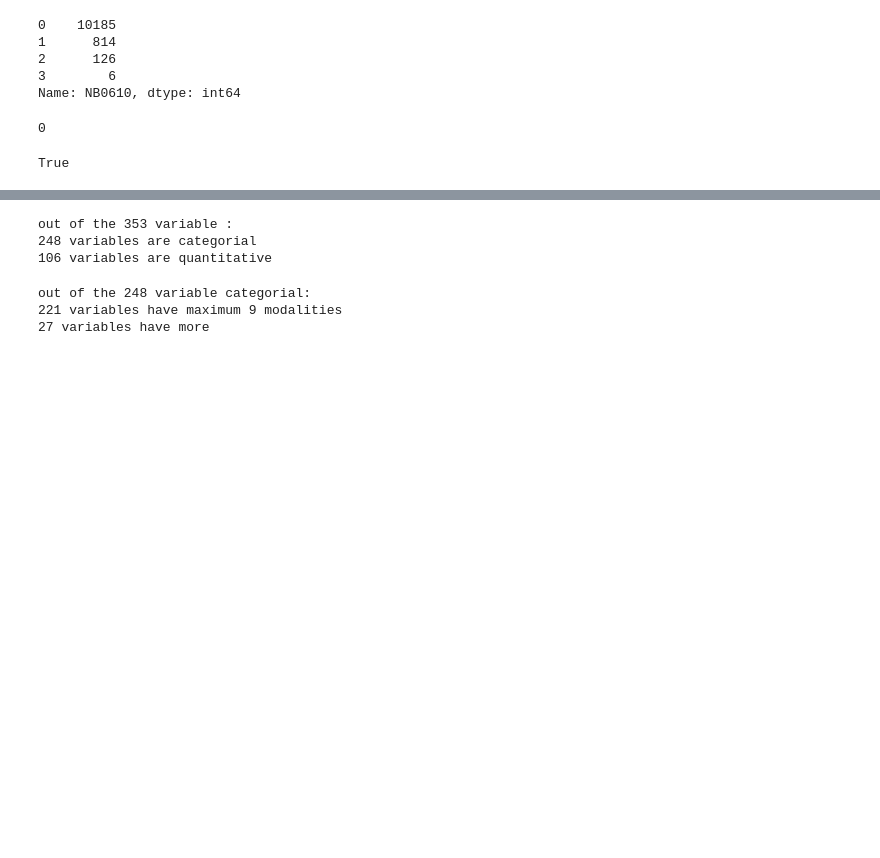
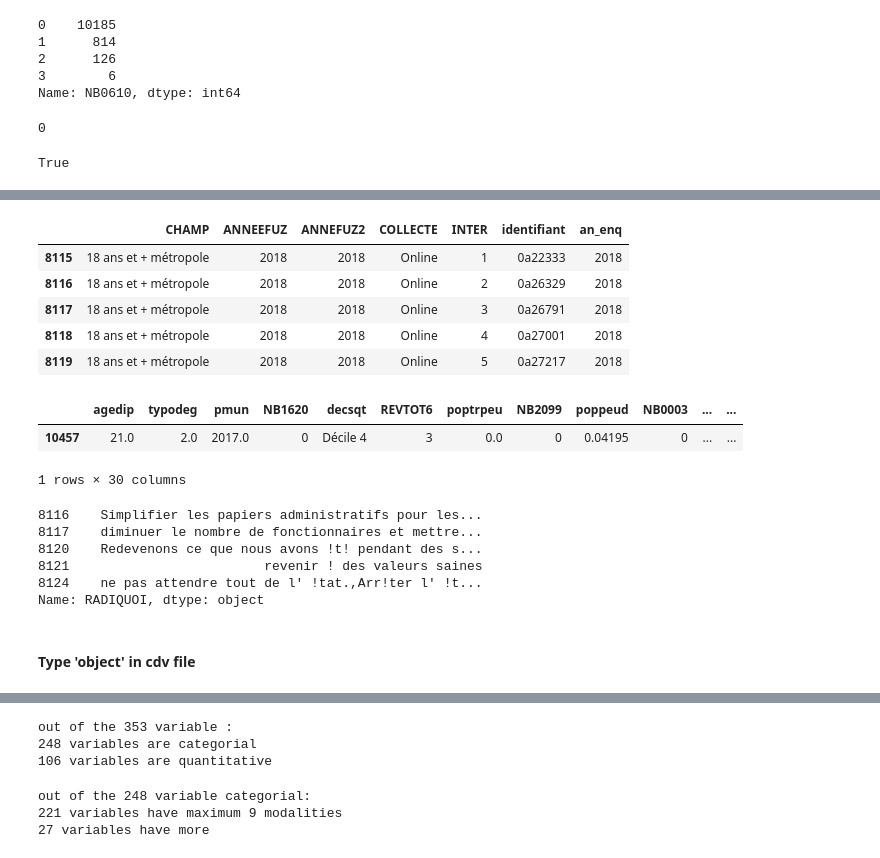
Before and after one commit to Greg131/Felix, a Jupyter notebook: Data_exploration_and_dataset_preparation.ipynb, the cells around one changed output, grey strips where cells are left out. Drawn from its saved outputs; the diff is of its cells as text; code cells hidden in the pictures; blank space fills up the shorter version.

```diff
--- a/Exploration with python.ipynb
+++ b/Data_exploration_and_dataset_preparation.ipynb
@@ -1263,0 +1290,32 @@ True
+# %%
+com_var = {'COMINSEE', 'DEPCOM', 'com', 'inseel','inseenum','CP'}
+cdv.loc[:,tech_var].dropna().head()
+# %% [output]
+|  | CHAMP | ANNEEFUZ | ANNEFUZ2 | COLLECTE | INTER | identifiant | an_enq |
+| 8115 | 18 ans et + métropole | 2018 | 2018 | Online | 1 | 0a22333 | 2018 |
+| 8116 | 18 ans et + métropole | 2018 | 2018 | Online | 2 | 0a26329 | 2018 |
+| 8117 | 18 ans et + métropole | 2018 | 2018 | Online | 3 | 0a26791 | 2018 |
+| 8118 | 18 ans et + métropole | 2018 | 2018 | Online | 4 | 0a27001 | 2018 |
+| 8119 | 18 ans et + métropole | 2018 | 2018 | Online | 5 | 0a27217 | 2018 |
+# %%
+bizz_var = {'NB0003','NB0306','NB0610','NB1016','NB1620','NB2099',
+            'an_nais','decuc','decsqt','info','typodeg','refus2',
+            'cpt', 'prescaf', 'poptrpeu','REVUC','i','REVTOT',
+            'poppeud','popdense', 'popinter', 'pmun', 'agedip', 'age_OW',
+            'REVsqt', 'NBUC', 'AGGLOINS', 'med', 'CSP6','REVTOT6'}
+cdv.loc[:,bizz_var].dropna().head()
+# %% [output]
+|  | agedip | typodeg | pmun | NB1620 | decsqt | REVTOT6 | poptrpeu | NB2099 | poppeud | NB0003 | ... | ... |
+| 10457 | 21.0 | 2.0 | 2017.0 | 0 | Décile 4 | 3 | 0.0 | 0 | 0.04195 | 0 | ... | ... |
+1 rows × 30 columns
+# %%
+cdv.loc[:,'RADIQUOI'].dropna().head()
+# %% [output]
+8116    Simplifier les papiers administratifs pour les...
+8117    diminuer le nombre de fonctionnaires et mettre...
+8120    Redevenons ce que nous avons !t! pendant des s...
+8121                         revenir ! des valeurs saines
+8124    ne pas attendre tout de l' !tat.,Arr!ter l' !t...
+Name: RADIQUOI, dtype: object
+# %% [markdown]
+#### Type 'object' in cdv file
```
Also changed, not shown: parts of 121 cells of this notebook, 3 other files.
